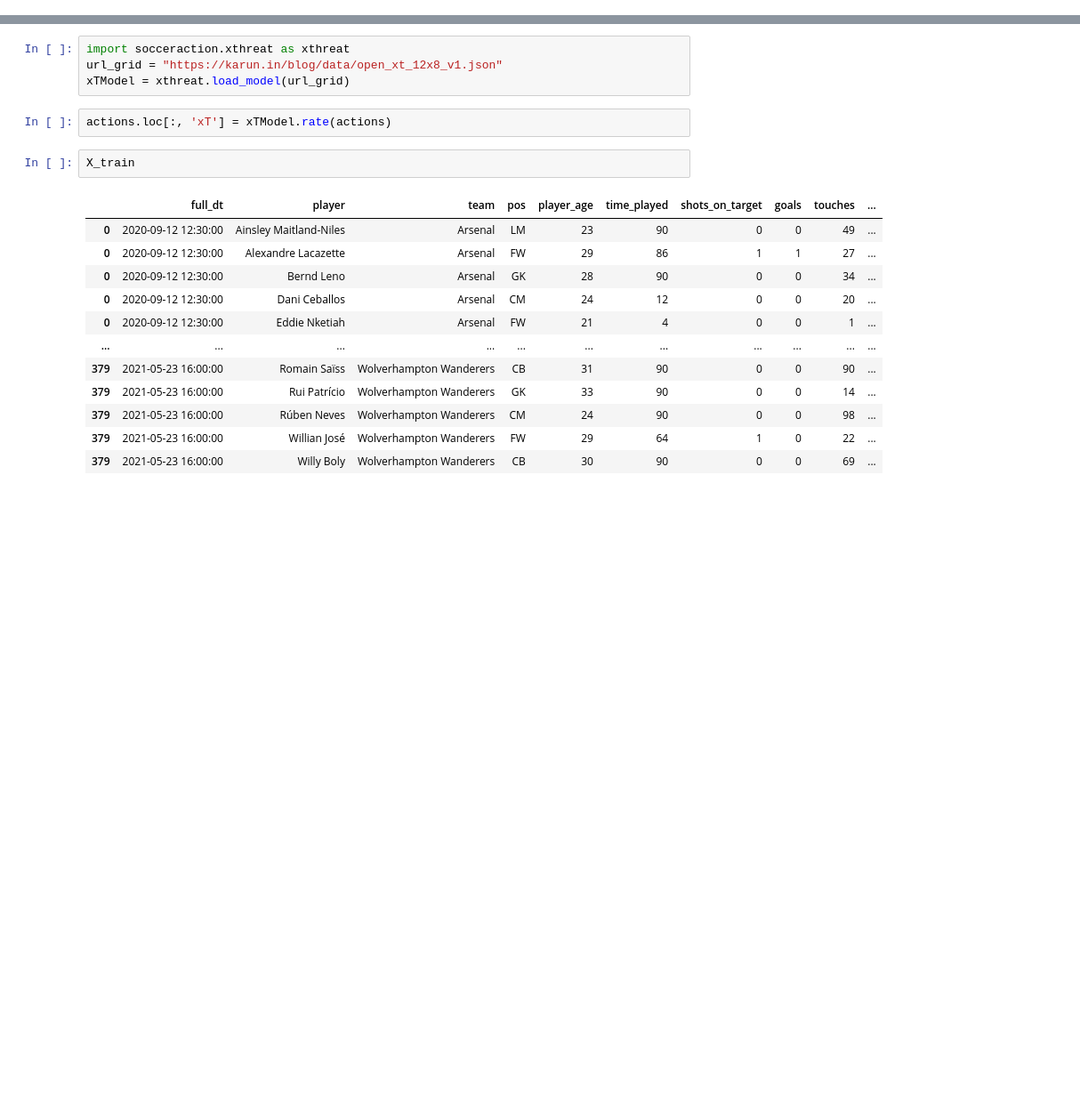
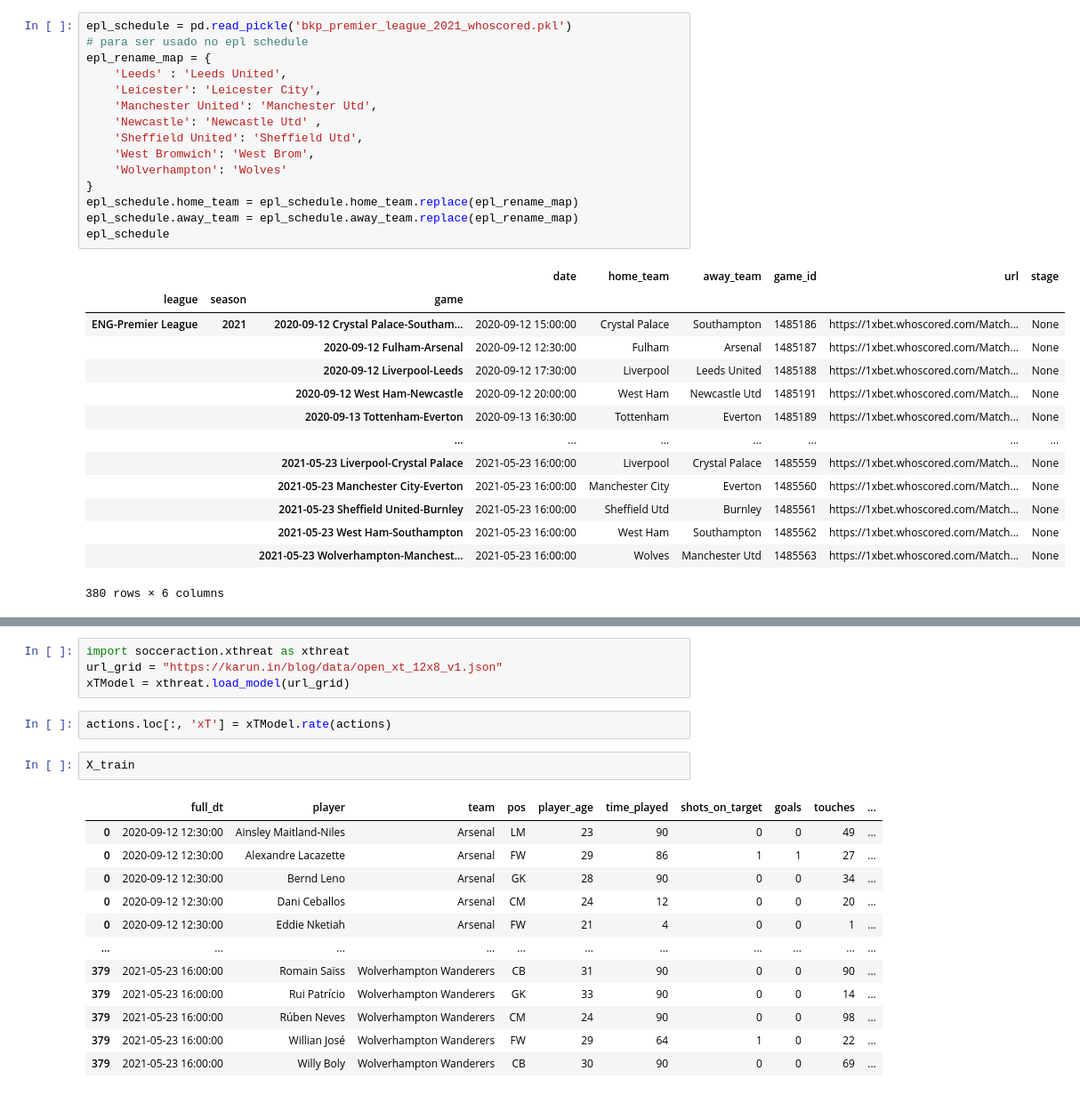
Before and after one commit to augustomaillo/cdaf-performance-influences, a Jupyter notebook: eda.ipynb, the cells around one changed output, grey strips where cells are left out. Shown at 89% size. Drawn from its saved outputs; the diff is of its cells as text; blank space fills up the shorter version.

```diff
--- a/eda.ipynb
+++ b/eda.ipynb
@@ -159,0 +211,30 @@ actions.head()
+# %%
+epl_schedule = pd.read_pickle('bkp_premier_league_2021_whoscored.pkl')
+# para ser usado no epl schedule
+epl_rename_map = {
+    'Leeds' : 'Leeds United',
+    'Leicester': 'Leicester City',
+    'Manchester United': 'Manchester Utd',
+    'Newcastle': 'Newcastle Utd' ,
+    'Sheffield United': 'Sheffield Utd',
+    'West Bromwich': 'West Brom',
+    'Wolverhampton': 'Wolves'
+}
+epl_schedule.home_team = epl_schedule.home_team.replace(epl_rename_map)
+epl_schedule.away_team = epl_schedule.away_team.replace(epl_rename_map)
+epl_schedule
+# %% [output]
+|  |  |  | date | home_team | away_team | game_id | url | stage |
+| league | season | game |  |  |  |  |  |  |
+| ENG-Premier League | 2021 | 2020-09-12 Crystal Palace-Southam... | 2020-09-12 15:00:00 | Crystal Palace | Southampton | 1485186 | https://1xbet.whoscored.com/Match... | None |
+|  |  | 2020-09-12 Fulham-Arsenal | 2020-09-12 12:30:00 | Fulham | Arsenal | 1485187 | https://1xbet.whoscored.com/Match... | None |
+|  |  | 2020-09-12 Liverpool-Leeds | 2020-09-12 17:30:00 | Liverpool | Leeds United | 1485188 | https://1xbet.whoscored.com/Match... | None |
+|  |  | 2020-09-12 West Ham-Newcastle | 2020-09-12 20:00:00 | West Ham | Newcastle Utd | 1485191 | https://1xbet.whoscored.com/Match... | None |
+|  |  | 2020-09-13 Tottenham-Everton | 2020-09-13 16:30:00 | Tottenham | Everton | 1485189 | https://1xbet.whoscored.com/Match... | None |
+|  |  | ... | ... | ... | ... | ... | ... | ... |
+|  |  | 2021-05-23 Liverpool-Crystal Palace | 2021-05-23 16:00:00 | Liverpool | Crystal Palace | 1485559 | https://1xbet.whoscored.com/Match... | None |
+|  |  | 2021-05-23 Manchester City-Everton | 2021-05-23 16:00:00 | Manchester City | Everton | 1485560 | https://1xbet.whoscored.com/Match... | None |
+|  |  | 2021-05-23 Sheffield United-Burnley | 2021-05-23 16:00:00 | Sheffield Utd | Burnley | 1485561 | https://1xbet.whoscored.com/Match... | None |
+|  |  | 2021-05-23 West Ham-Southampton | 2021-05-23 16:00:00 | West Ham | Southampton | 1485562 | https://1xbet.whoscored.com/Match... | None |
+|  |  | 2021-05-23 Wolverhampton-Manchest... | 2021-05-23 16:00:00 | Wolves | Manchester Utd | 1485563 | https://1xbet.whoscored.com/Match... | None |
+380 rows × 6 columns
```
Also changed, not shown: parts of 26 cells of this notebook.
